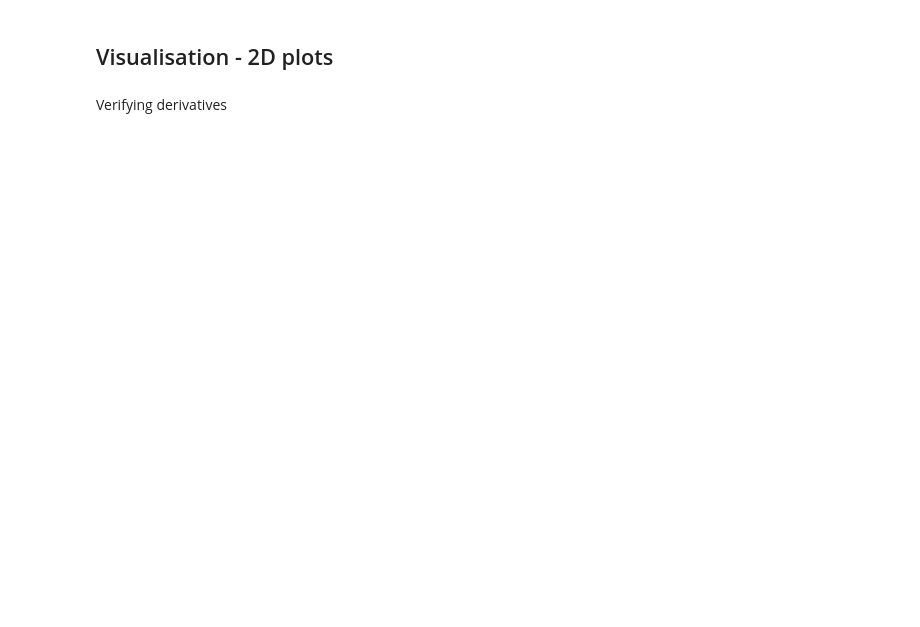
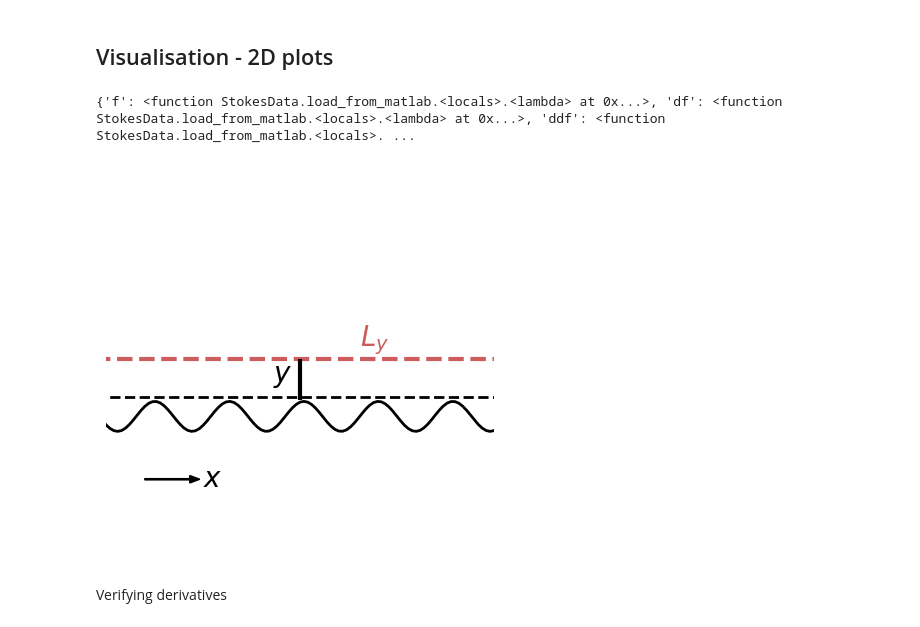
Before and after one commit to emastr/deep-micro-slip-model, a Jupyter notebook: notebooks/part30_paper_runs/hmm_spec/part33_HMM_ml_channel_flow.ipynb, the cells around one changed output. Saved outputs shown, nothing was run; the diff lists cells and outputs as text; code cells hidden in the pictures; blank space fills up the shorter version.

```diff
--- a/notebooks/part30_paper_runs/hmm_spec/part33_HMM_ml_channel_flow.ipynb
+++ b/notebooks/part30_paper_runs/hmm_spec/part33_HMM_ml_channel_flow.ipynb
@@ -463,4 +465,31 @@ plt.gcf().savefig(f"{figures_dir}cylinder_error_radial.pdf", bbox_inches='tight'
 # %% [markdown]
 ## Visualisation - 2D plots
+# %%
+matplotlib.rcParams['figure.figsize'] = (8,8)
+matplotlib.rcParams['font.size'] = 20
+matplotlib.rcParams['font.family'] = 'serif'
+matplotlib.rcParams['text.usetex'] = False
+matplotlib.rcParams['lines.linewidth'] = 2
+plt.figure(figsize=(5,5))
+#dl.plot(mesh, color='black', linewidth=0.1)
+remove_axes(plt.gca())
+plt.axis("equal")
+hmm_prob.data.plot(plt.gca(), npts=4000, color="black")
+print(hmm_prob.data.__dict__)
+plt.hlines([3*eps], dom[0][0], dom[0][1], color='indianred', linestyle = '--', linewidth=3)
+plt.vlines([xPos[nMic//2]], dom[1][0], 3*eps, color='black', linestyle = '-', linewidth=3)
+plt.xlim([xPos[nMic//2]-0.1, xPos[nMic//2]+0.1])
+plt.ylim([dom[1][0]-3*eps, 8*eps])
+plt.text(xPos[nMic//2]+4*eps, 3.9*eps, "$L_y$", color="indianred")
+plt.text(xPos[nMic//2]-1.8*eps, 1.5*eps, "$y$", color="black")
+plt.arrow(xPos[nMic//2]-0.08, -5*eps, 3*eps, 0, color='black', head_width=eps/2, head_length=eps/1.5, width=eps/12)
+#plt.arrow(xPos[nMic//2]-0.08, 8*eps, 0, 3*eps, color='black', head_width=eps/2, head_length=eps/1.5, width=eps/12)
+plt.text(xPos[nMic//2]-0.05, -5*eps-0.5*eps, "$x$", color="black")
+
+
+plt.gcf().savefig(f"{figures_dir}pipe_domain.pdf", bbox_inches='tight')
+# %% [output]
+{'f': <function StokesData.load_from_matlab.<locals>.<lambda> at 0x...>, 'df': <function StokesData.load_from_matlab.<locals>.<lambda> at 0x...>, 'ddf': <function StokesData.load_from_matlab.<locals>. ...
+[figure, added]
 # %% [markdown]
 Verifying derivatives
```
Also changed, not shown: parts of 6 cells of this notebook, 5 other files.
